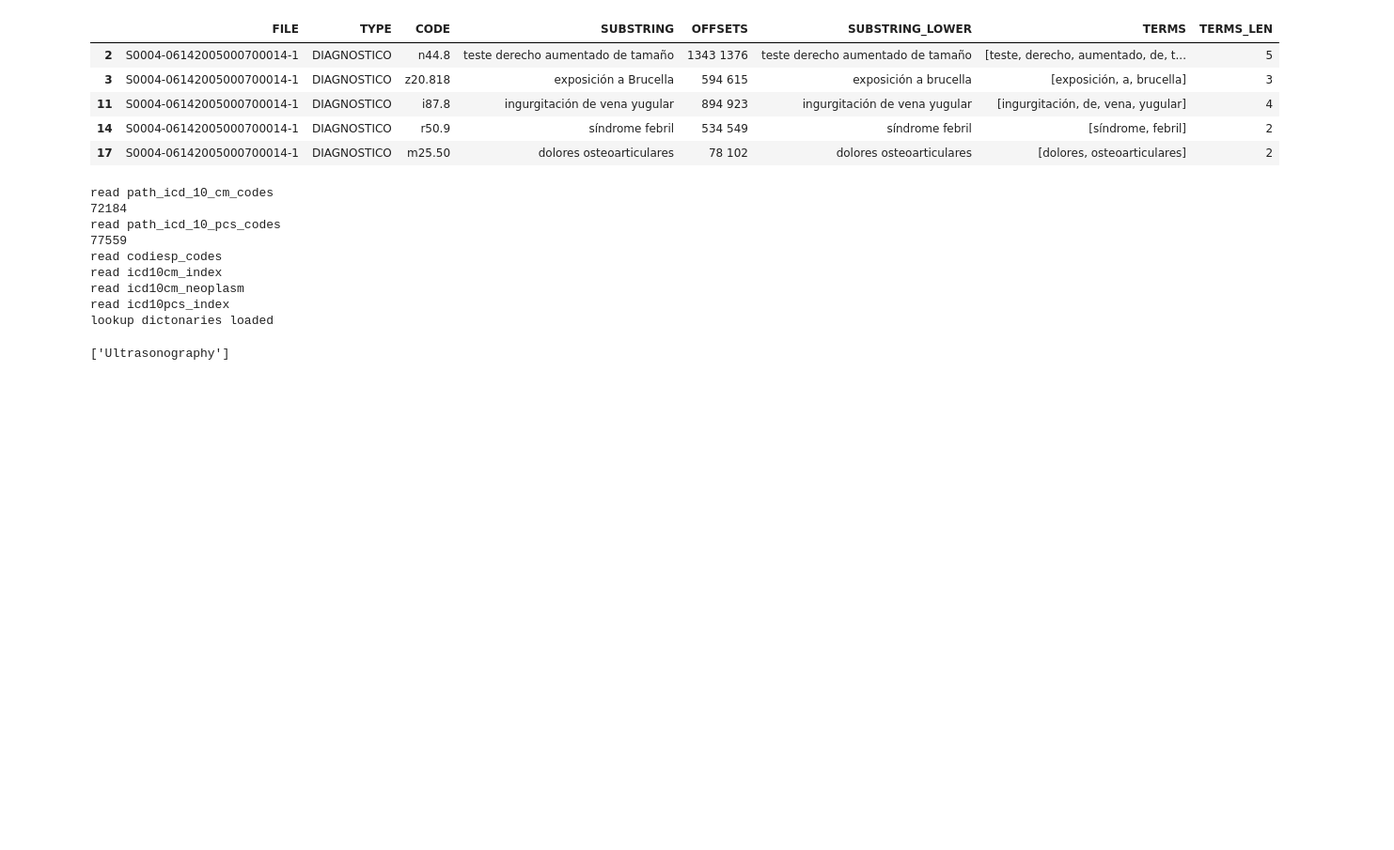
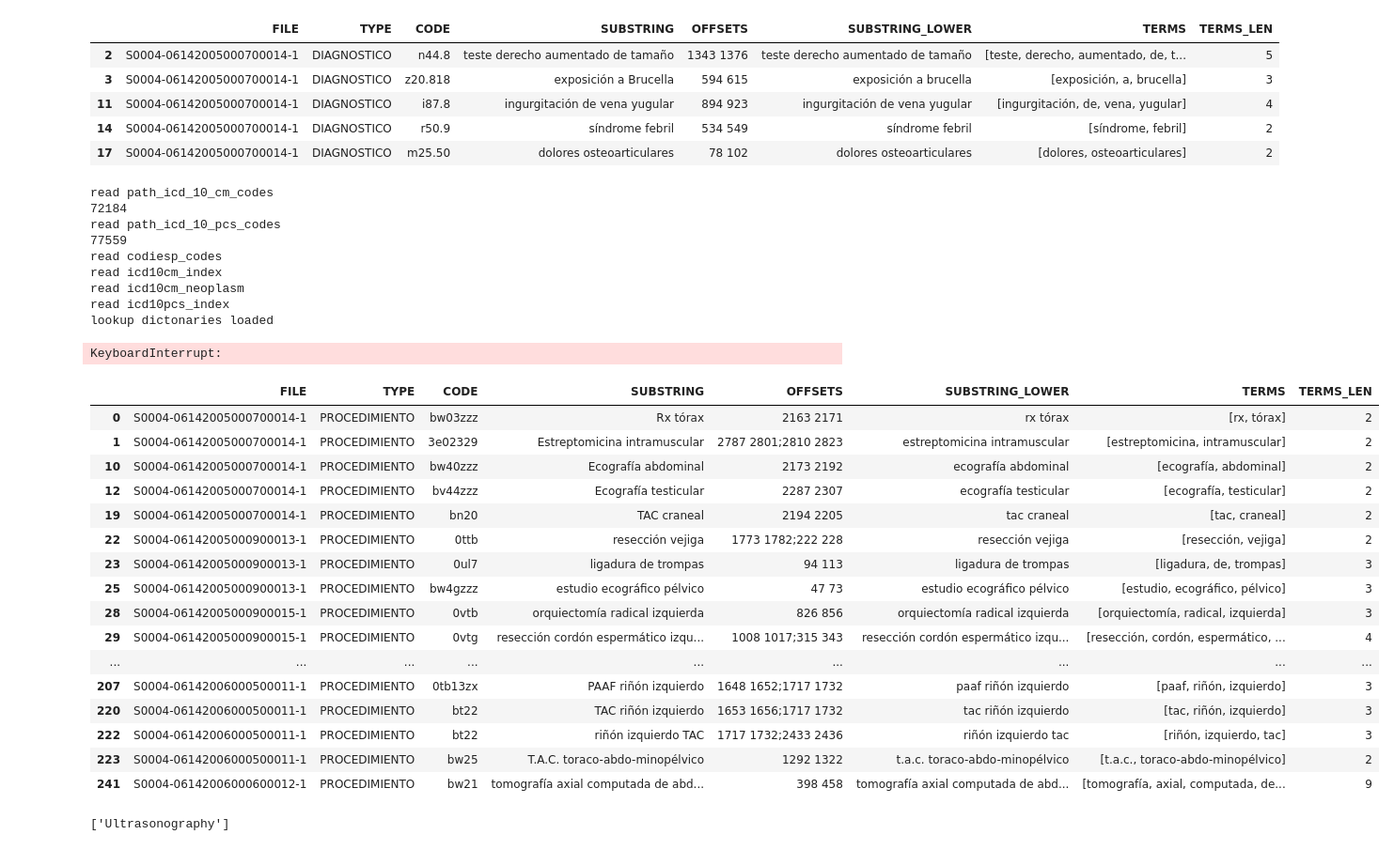
Before and after one commit to putssander/icdllmeval, a Jupyter notebook: notebooks/extract_main.ipynb, the cells around one changed output. Shown at 94% size. Drawn from its saved outputs; the diff is of its cells as text; code cells hidden in the pictures; blank space fills up the shorter version.

Commit message:
pcs main export works

```diff
--- a/notebooks/extract_main.ipynb
+++ b/notebooks/extract_main.ipynb
@@ -104,11 +105,11 @@ df_single_main_terms.head(20)
 | 92 | S0004-06142006000100014-1 | PROCEDIMIENTO | 0djd8zz | colonoscopia | 1205 1217 | colonoscopia | [colonoscopia] | 1 |
 # %%
 df_multiple_main_terms = df_x[df_x["TERMS_LEN"] > 1]
-df_multiple_main_terms_diag = df_multiple_main_terms[df_multiple_main_terms["TYPE"] == "DIAGNOSTICO"]
-df_multiple_main_terms_proc = df_multiple_main_terms[df_multiple_main_terms["TYPE"] == "PROCEDIMIENTO"]
+df_multiple_main_terms_cm = df_multiple_main_terms[df_multiple_main_terms["TYPE"] == "DIAGNOSTICO"]
+df_multiple_main_terms_pcs = df_multiple_main_terms[df_multiple_main_terms["TYPE"] == "PROCEDIMIENTO"]
 print(len(df_multiple_main_terms))
-print(len(df_multiple_main_terms_diag))
-print(len(df_multiple_main_terms_proc))
+print(len(df_multiple_main_terms_cm))
+print(len(df_multiple_main_terms_pcs))
 # %% [output]
 6532
 4643
@@ -183,7 +184,7 @@ read icd10pcs_index
 lookup dictonaries loaded
 # %%
 items = []
-for idx, row in tqdm(df_multiple_main_terms_diag.iterrows(), total=df_multiple_main_terms_diag.shape[0]):
+for idx, row in tqdm(df_multiple_main_terms_cm.iterrows(), total=df_multiple_main_terms_cm.shape[0]):
     item = {}
     main_term_list = icd_lookup.get_main_terms_list(row["CODE"])
     item["terms"] = row["TERMS"]
@@ -193,6 +194,8 @@ for idx, row in tqdm(df_multiple_main_terms_diag.iterrows(), total=df_multiple_m
 
 df_code_main = pd.DataFrame().from_records(items)
 df_code_main.to_excel(f"{main_annotation_path}/df_code_main.xlsx")
+# %% [output]
+KeyboardInterrupt:
 # %%
 df_code_main = pd.read_excel('df_code_main.xlsx')
 unmapped_codes = set()
@@ -211,8 +214,26 @@ print(unmapped_codes)
 # %%
 # generate examples file for procedures
 
-df_multiple_main_terms_proc.head(50)
+df_multiple_main_terms_pcs.head(50)
 # df_multiple_main_terms_proc.to_excel(f"{main_annotation_path}/unmapped.xlsx")
+# %% [output]
+|  | FILE | TYPE | CODE | SUBSTRING | OFFSETS | SUBSTRING_LOWER | TERMS | TERMS_LEN |
+| 0 | S0004-06142005000700014-1 | PROCEDIMIENTO | bw03zzz | Rx tórax | 2163 2171 | rx tórax | [rx, tórax] | 2 |
+| 1 | S0004-06142005000700014-1 | PROCEDIMIENTO | 3e02329 | Estreptomicina intramuscular | 2787 2801;2810 2823 | estreptomicina intramuscular | [estreptomicina, intramuscular] | 2 |
+| 10 | S0004-06142005000700014-1 | PROCEDIMIENTO | bw40zzz | Ecografía abdominal | 2173 2192 | ecografía abdominal | [ecografía, abdominal] | 2 |
+| 12 | S0004-06142005000700014-1 | PROCEDIMIENTO | bv44zzz | Ecografía testicular | 2287 2307 | ecografía testicular | [ecografía, testicular] | 2 |
+| 19 | S0004-06142005000700014-1 | PROCEDIMIENTO | bn20 | TAC craneal | 2194 2205 | tac craneal | [tac, craneal] | 2 |
+| 22 | S0004-06142005000900013-1 | PROCEDIMIENTO | 0ttb | resección vejiga | 1773 1782;222 228 | resección vejiga | [resección, vejiga] | 2 |
+| 23 | S0004-06142005000900013-1 | PROCEDIMIENTO | 0ul7 | ligadura de trompas | 94 113 | ligadura de trompas | [ligadura, de, trompas] | 3 |
+| 25 | S0004-06142005000900013-1 | PROCEDIMIENTO | bw4gzzz | estudio ecográfico pélvico | 47 73 | estudio ecográfico pélvico | [estudio, ecográfico, pélvico] | 3 |
+| 28 | S0004-06142005000900015-1 | PROCEDIMIENTO | 0vtb | orquiectomía radical izquierda | 826 856 | orquiectomía radical izquierda | [orquiectomía, radical, izquierda] | 3 |
+| 29 | S0004-06142005000900015-1 | PROCEDIMIENTO | 0vtg | resección cordón espermático izqu... | 1008 1017;315 343 | resección cordón espermático izqu... | [resección, cordón, espermático, ... | 4 |
+| ... | ... | ... | ... | ... | ... | ... | ... | ... |
+| 207 | S0004-06142006000500011-1 | PROCEDIMIENTO | 0tb13zx | PAAF riñón izquierdo | 1648 1652;1717 1732 | paaf riñón izquierdo | [paaf, riñón, izquierdo] | 3 |
+| 220 | S0004-06142006000500011-1 | PROCEDIMIENTO | bt22 | TAC riñón izquierdo | 1653 1656;1717 1732 | tac riñón izquierdo | [tac, riñón, izquierdo] | 3 |
+| 222 | S0004-06142006000500011-1 | PROCEDIMIENTO | bt22 | riñón izquierdo TAC | 1717 1732;2433 2436 | riñón izquierdo tac | [riñón, izquierdo, tac] | 3 |
+| 223 | S0004-06142006000500011-1 | PROCEDIMIENTO | bw25 | T.A.C. toraco-abdo-minopélvico | 1292 1322 | t.a.c. toraco-abdo-minopélvico | [t.a.c., toraco-abdo-minopélvico] | 2 |
+| 241 | S0004-06142006000600012-1 | PROCEDIMIENTO | bw21 | tomografía axial computada de abd... | 398 458 | tomografía axial computada de abd... | [tomografía, axial, computada, de... | 9 |
 # %%
 main_term_list = icd_lookup.get_main_terms_list_pcs("bt40zzz")
 main_term_list
```
Also changed, not shown: parts of 15 cells of this notebook, 1 other file.
